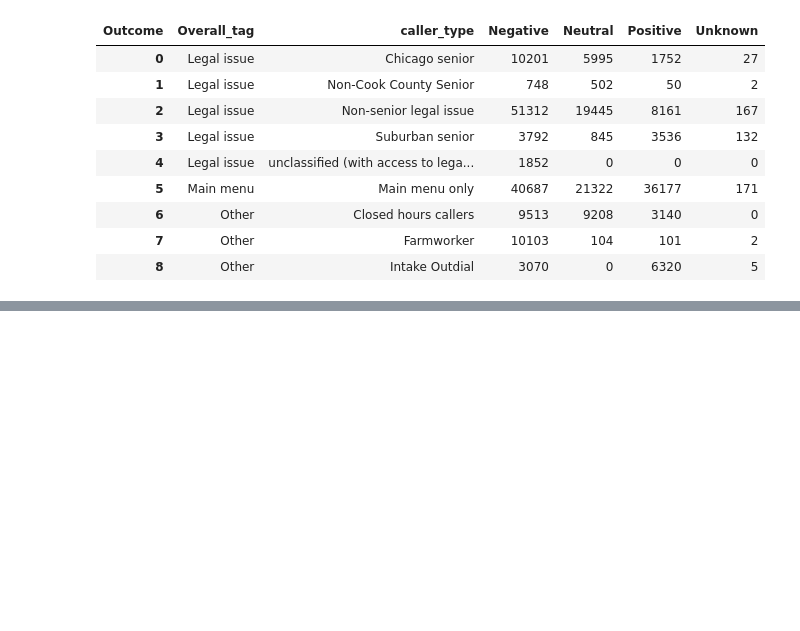
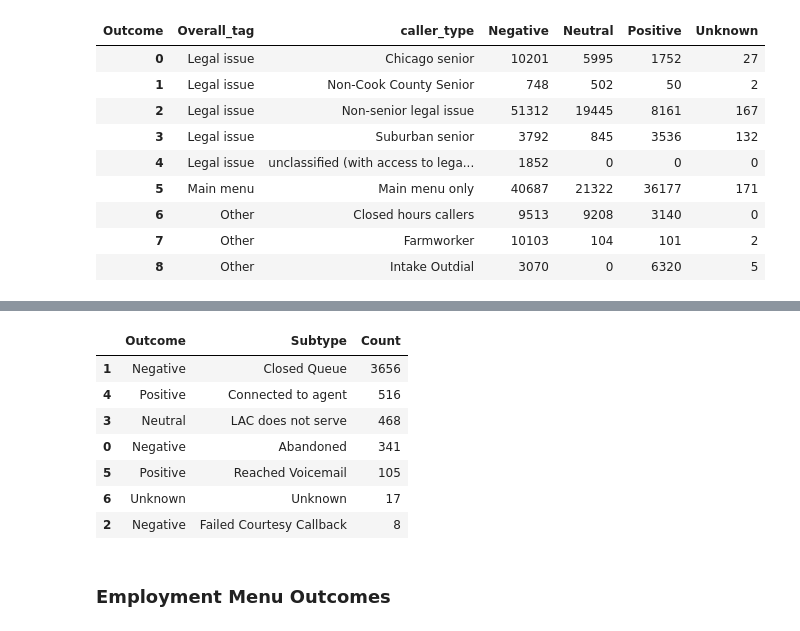
Before and after one commit to arvindkrishna87/STAT390_LegalAid_Fall2025, a Jupyter notebook: Code/Call outcome analysis/CallOutcomeTagging_9Dec_Vivienne.ipynb, the cells around one changed output, grey strips where cells are left out. Saved outputs shown, nothing was run; the diff lists cells and outputs as text; code cells hidden in the pictures; blank space fills up the shorter version.

```diff
--- a/Code/Call outcome analysis/CallOutcomeTagging_9Dec_Vivienne.ipynb
+++ b/Code/Call outcome analysis/CallOutcomeTagging_9Dec_Vivienne.ipynb
@@ -683,0 +719,5 @@ array(['Legal Family Menu Telephony EP', 'Legal Menu Telephony EP',
+# %%
+benefits_menu = final_legal.loc[final_legal['Final Menu'] == 'Legal Benefits Menu Telephony EP', :]
+
+summary = benefits_menu.groupby('Outcome').size().reset_index(name='Count').sort_values(by='Count', ascending= False)
+summary
@@ -683,0 +730,14 @@ array(['Legal Family Menu Telephony EP', 'Legal Menu Telephony EP',
+# %%
+summary = benefits_menu.groupby(['Outcome', 'Subtype']).size().reset_index(name='Count').sort_values(by='Count', ascending= False)
+summary
+# %% [output]
+|  | Outcome | Subtype | Count |
+| 1 | Negative | Closed Queue | 3656 |
+| 4 | Positive | Connected to agent | 516 |
+| 3 | Neutral | LAC does not serve | 468 |
+| 0 | Negative | Abandoned | 341 |
+| 5 | Positive | Reached Voicemail | 105 |
+| 6 | Unknown | Unknown | 17 |
+| 2 | Negative | Failed Courtesy Callback | 8 |
+# %% [markdown]
+### Employment Menu Outcomes
```
Also changed, not shown: parts of 51 cells of this notebook.
